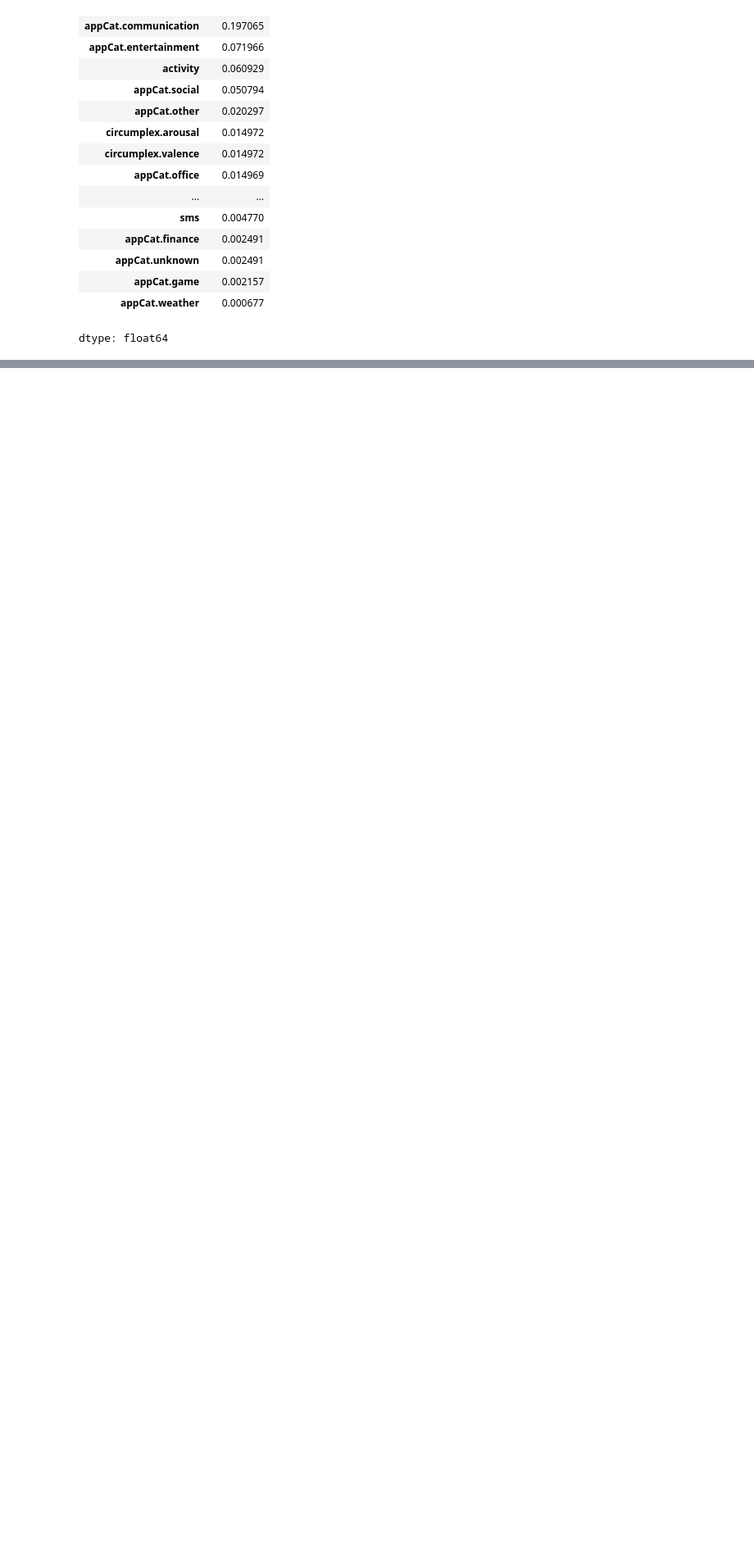
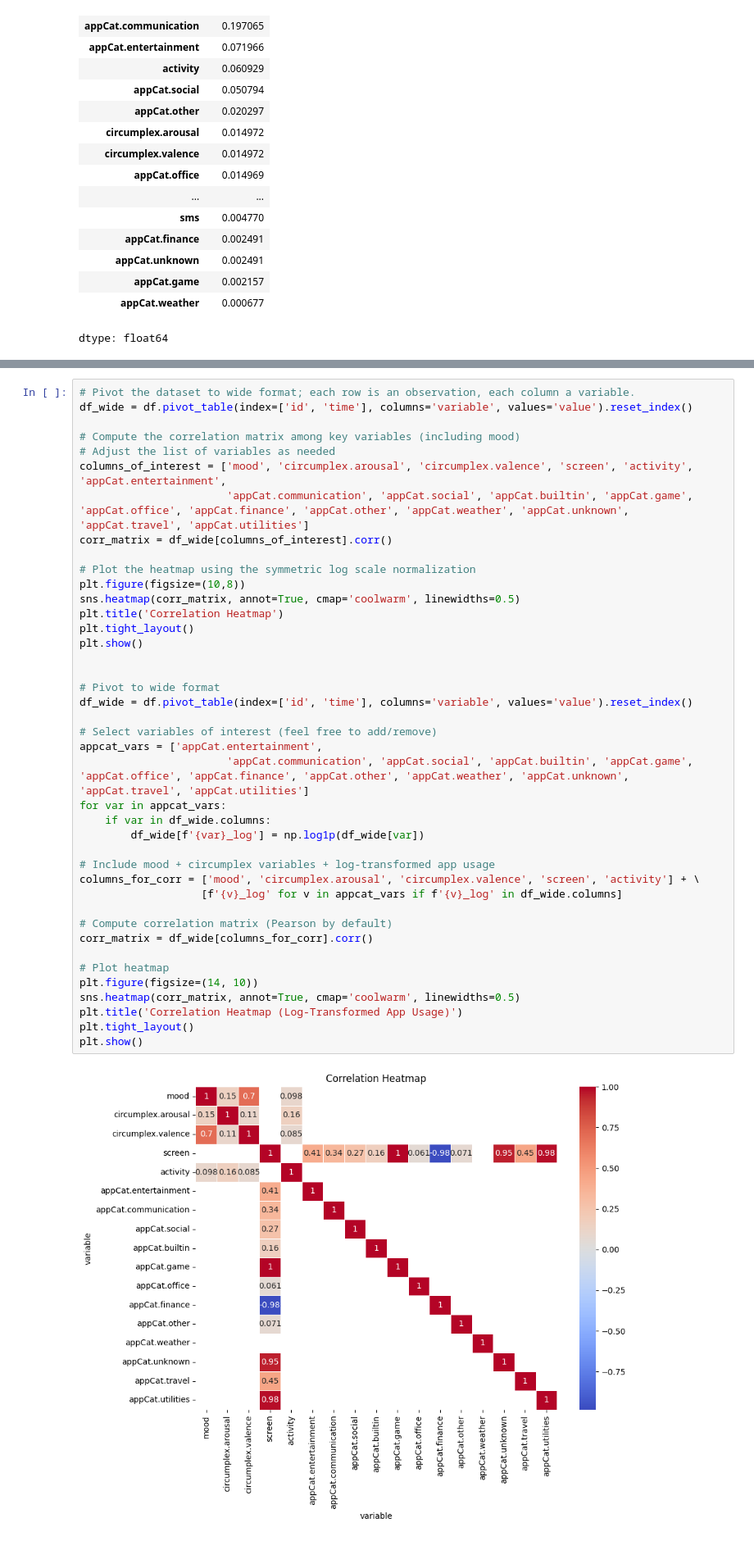
Before and after one commit to prathmesh-awate/Coastalbelt, a Jupyter notebook: main.ipynb, the cells around one changed output, grey strips where cells are left out. Shown at 82% size. Drawn from its saved outputs; the diff is of its cells as text; blank space fills up the shorter version.

```diff
--- a/main.ipynb
+++ b/main.ipynb
@@ -361,0 +323,43 @@ dtype: int64
+# %%
+# Pivot the dataset to wide format; each row is an observation, each column a variable.
+df_wide = df.pivot_table(index=['id', 'time'], columns='variable', values='value').reset_index()
+
+# Compute the correlation matrix among key variables (including mood)
+# Adjust the list of variables as needed
+columns_of_interest = ['mood', 'circumplex.arousal', 'circumplex.valence', 'screen', 'activity', 'appCat.entertainment',
+                       'appCat.communication', 'appCat.social', 'appCat.builtin', 'appCat.game', 'appCat.office', 'appCat.finance', 'appCat.other', 'appCat.weather', 'appCat.unknown', 'appCat.travel', 'appCat.utilities']
+corr_matrix = df_wide[columns_of_interest].corr()
+
+# Plot the heatmap using the symmetric log scale normalization
+plt.figure(figsize=(10,8))
+sns.heatmap(corr_matrix, annot=True, cmap='coolwarm', linewidths=0.5)
+plt.title('Correlation Heatmap')
+plt.tight_layout()
+plt.show()
+
+
+# Pivot to wide format
+df_wide = df.pivot_table(index=['id', 'time'], columns='variable', values='value').reset_index()
+
+# Select variables of interest (feel free to add/remove)
+appcat_vars = ['appCat.entertainment',
+                       'appCat.communication', 'appCat.social', 'appCat.builtin', 'appCat.game', 'appCat.office', 'appCat.finance', 'appCat.other', 'appCat.weather', 'appCat.unknown', 'appCat.travel', 'appCat.utilities']
+for var in appcat_vars:
+    if var in df_wide.columns:
+        df_wide[f'{var}_log'] = np.log1p(df_wide[var])
+
+# Include mood + circumplex variables + log-transformed app usage
+columns_for_corr = ['mood', 'circumplex.arousal', 'circumplex.valence', 'screen', 'activity'] + \
+                   [f'{v}_log' for v in appcat_vars if f'{v}_log' in df_wide.columns]
+
+# Compute correlation matrix (Pearson by default)
+corr_matrix = df_wide[columns_for_corr].corr()
+
+# Plot heatmap
+plt.figure(figsize=(14, 10))
+sns.heatmap(corr_matrix, annot=True, cmap='coolwarm', linewidths=0.5)
+plt.title('Correlation Heatmap (Log-Transformed App Usage)')
+plt.tight_layout()
+plt.show()
+# %% [output]
+[figure, added]
```
Also changed, not shown: parts of 51 cells of this notebook.
